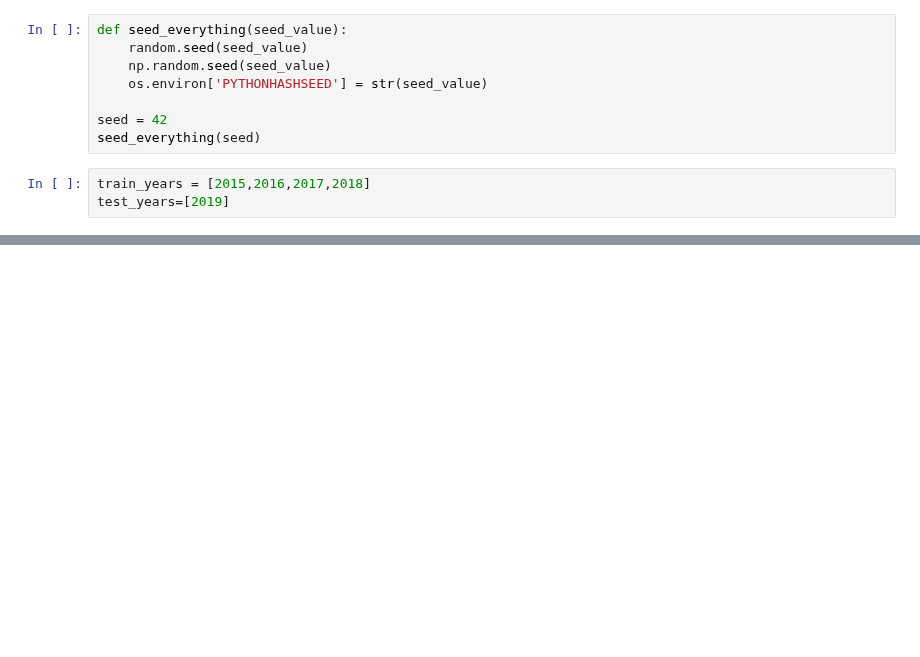
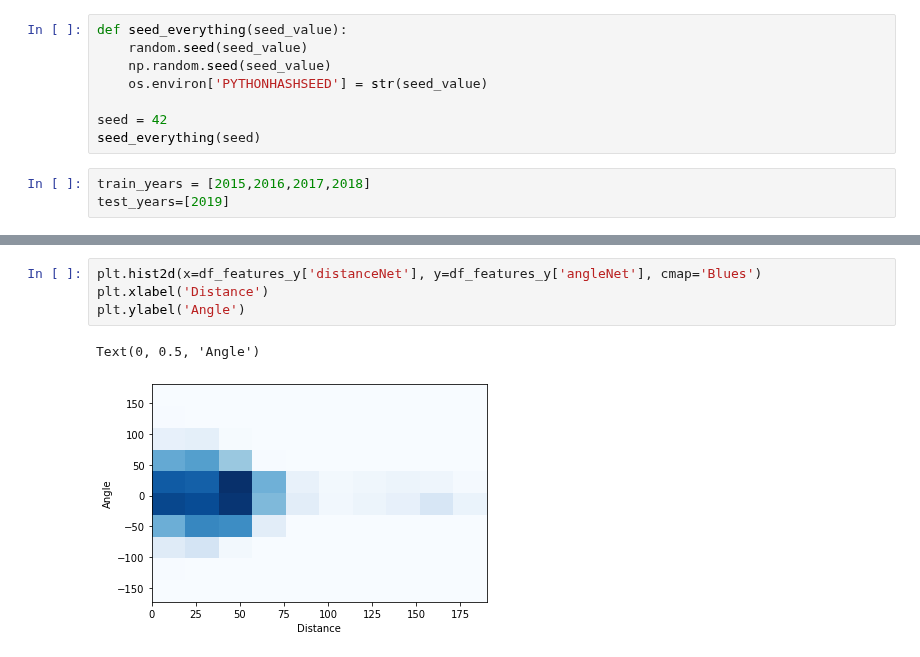
Before and after one commit to M0rph3e/ift6758-project-main, a Jupyter notebook: notebooks/fengineering1.ipynb, the cells around one changed output, grey strips where cells are left out. Drawn from its saved outputs; the diff is of its cells as text; blank space fills up the shorter version.

```diff
--- a/notebooks/fengineering1.ipynb
+++ b/notebooks/fengineering1.ipynb
@@ -103,0 +98,7 @@ array([<AxesSubplot:title={'center':'0'}>,
+# %%
+plt.hist2d(x=df_features_y['distanceNet'], y=df_features_y['angleNet'], cmap='Blues')
+plt.xlabel('Distance')
+plt.ylabel('Angle')
+# %% [output]
+Text(0, 0.5, 'Angle')
+[figure, added]
```
Also changed, not shown: parts of 17 cells of this notebook, 1 other file.
